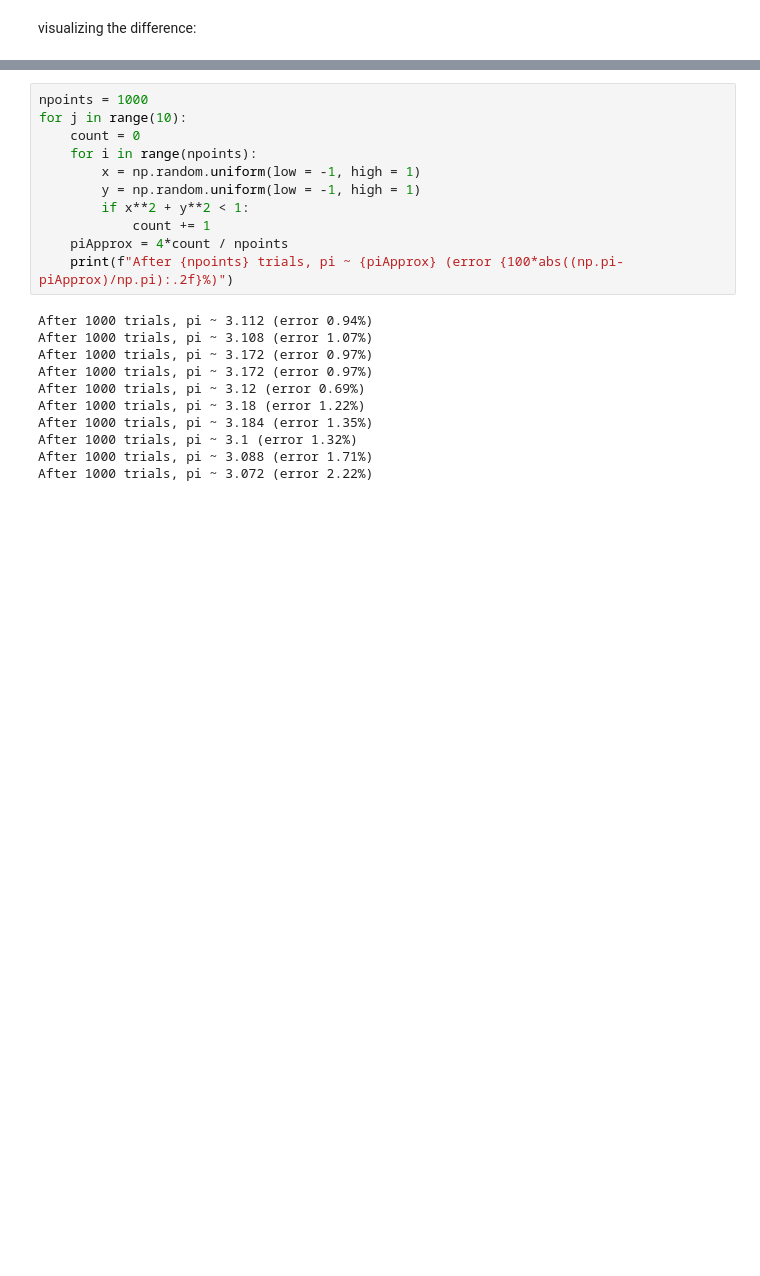
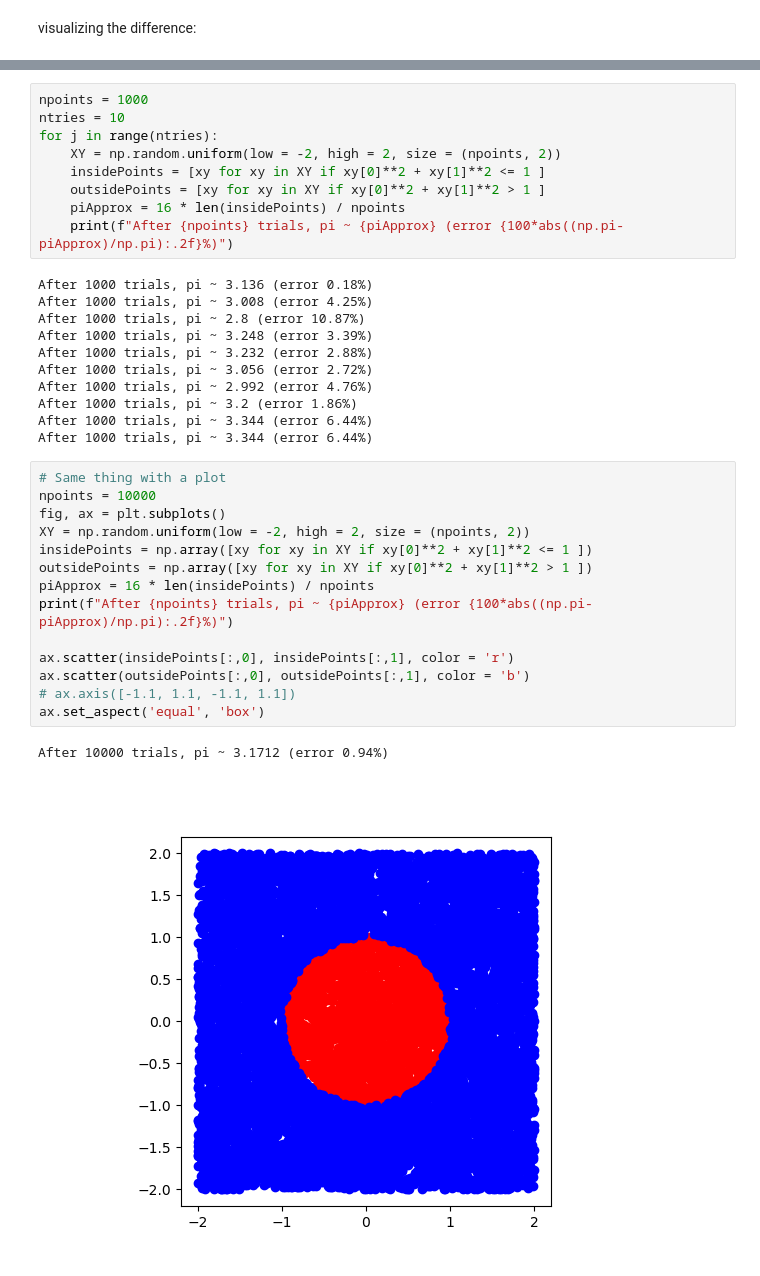
Before and after one commit to bourdin/MATH1MP3_W2026, a Jupyter notebook: Notebooks/09-Numpy-3.ipynb, the cells around one changed output, grey strips where cells are left out. Cells and saved outputs as stored; diff of their text form; blank space fills up the shorter version.

```diff
--- a/Notebooks/09-Numpy-3.ipynb
+++ b/Notebooks/09-Numpy-3.ipynb
@@ -80,23 +80,38 @@ ax.legend()
 The idea of the Monte Carlo method to compute $\pi$ is to estimate the probability that a point with uniform random coordinates in (-1,1) is in the circle of diameter 1 is proportional to the ratio of the area of the circle over the square, $\pi/4$
 # %%
 npoints = 1000
-for j in range(10):
-    count = 0
-    for i in range(npoints):
-        x = np.random.uniform(low = -1, high = 1)
-        y = np.random.uniform(low = -1, high = 1)
-        if x**2 + y**2 < 1:
-            count += 1
-    piApprox = 4*count / npoints
+ntries = 10
+for j in range(ntries):
+    XY = np.random.uniform(low = -2, high = 2, size = (npoints, 2))
+    insidePoints = [xy for xy in XY if xy[0]**2 + xy[1]**2 <= 1 ]
+    outsidePoints = [xy for xy in XY if xy[0]**2 + xy[1]**2 > 1 ]
+    piApprox = 16 * len(insidePoints) / npoints
     print(f"After {npoints} trials, pi ~ {piApprox} (error {100*abs((np.pi-piApprox)/np.pi):.2f}%)")
 # %% [output]
-After 1000 trials, pi ~ 3.112 (error 0.94%)
-After 1000 trials, pi ~ 3.108 (error 1.07%)
-After 1000 trials, pi ~ 3.172 (error 0.97%)
-After 1000 trials, pi ~ 3.172 (error 0.97%)
-After 1000 trials, pi ~ 3.12 (error 0.69%)
-After 1000 trials, pi ~ 3.18 (error 1.22%)
-After 1000 trials, pi ~ 3.184 (error 1.35%)
-After 1000 trials, pi ~ 3.1 (error 1.32%)
-After 1000 trials, pi ~ 3.088 (error 1.71%)
-After 1000 trials, pi ~ 3.072 (error 2.22%)
+After 1000 trials, pi ~ 3.136 (error 0.18%)
+After 1000 trials, pi ~ 3.008 (error 4.25%)
+After 1000 trials, pi ~ 2.8 (error 10.87%)
+After 1000 trials, pi ~ 3.248 (error 3.39%)
+After 1000 trials, pi ~ 3.232 (error 2.88%)
+After 1000 trials, pi ~ 3.056 (error 2.72%)
+After 1000 trials, pi ~ 2.992 (error 4.76%)
+After 1000 trials, pi ~ 3.2 (error 1.86%)
+After 1000 trials, pi ~ 3.344 (error 6.44%)
+After 1000 trials, pi ~ 3.344 (error 6.44%)
+# %%
+# Same thing with a plot
+npoints = 10000
+fig, ax = plt.subplots()
+XY = np.random.uniform(low = -2, high = 2, size = (npoints, 2))
+insidePoints = np.array([xy for xy in XY if xy[0]**2 + xy[1]**2 <= 1 ])
+outsidePoints = np.array([xy for xy in XY if xy[0]**2 + xy[1]**2 > 1 ])
+piApprox = 16 * len(insidePoints) / npoints
+print(f"After {npoints} trials, pi ~ {piApprox} (error {100*abs((np.pi-piApprox)/np.pi):.2f}%)")
+
+ax.scatter(insidePoints[:,0], insidePoints[:,1], color = 'r')
+ax.scatter(outsidePoints[:,0], outsidePoints[:,1], color = 'b')
+# ax.axis([-1.1, 1.1, -1.1, 1.1])
+ax.set_aspect('equal', 'box')
+# %% [output]
+After 10000 trials, pi ~ 3.1712 (error 0.94%)
+[figure, added]
```
Also changed, not shown: parts of 8 cells of this notebook.
